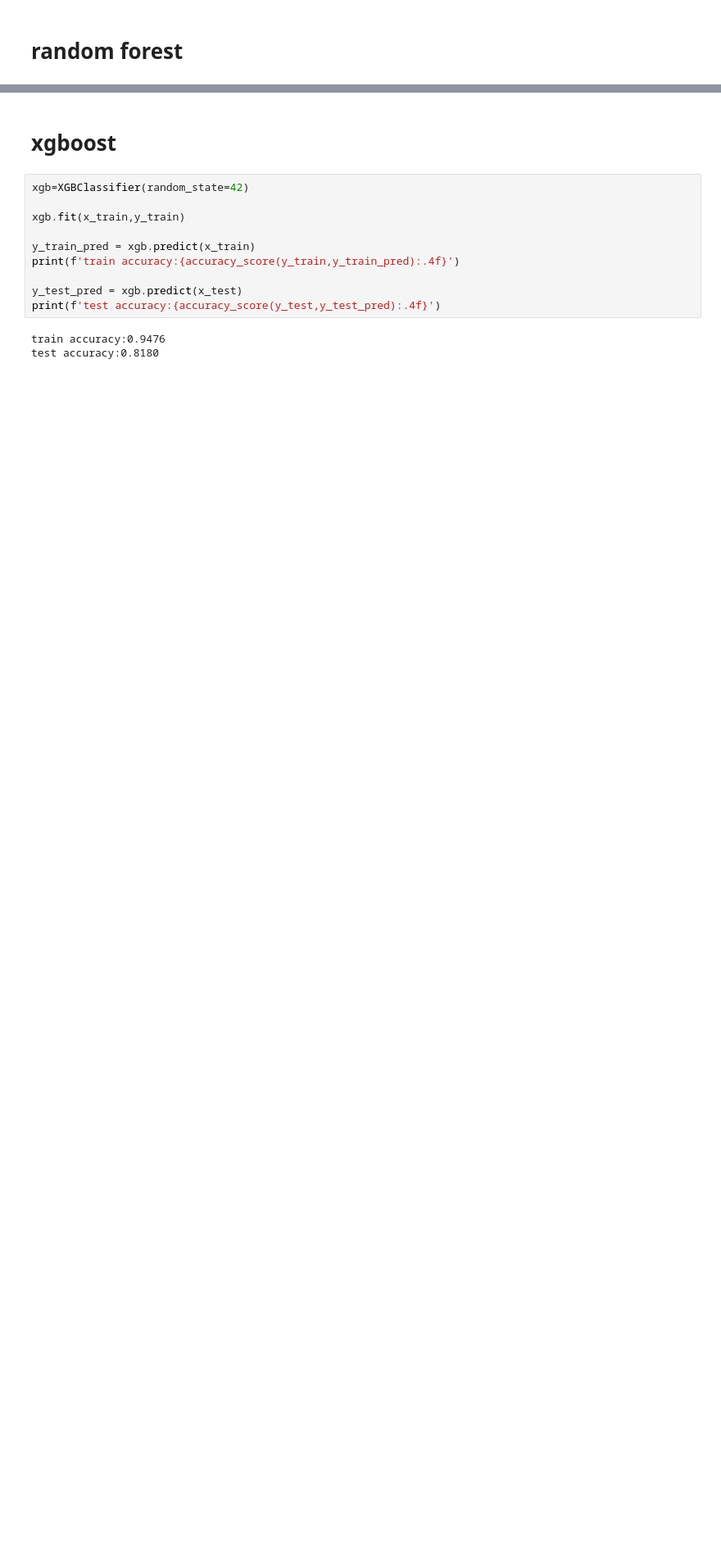
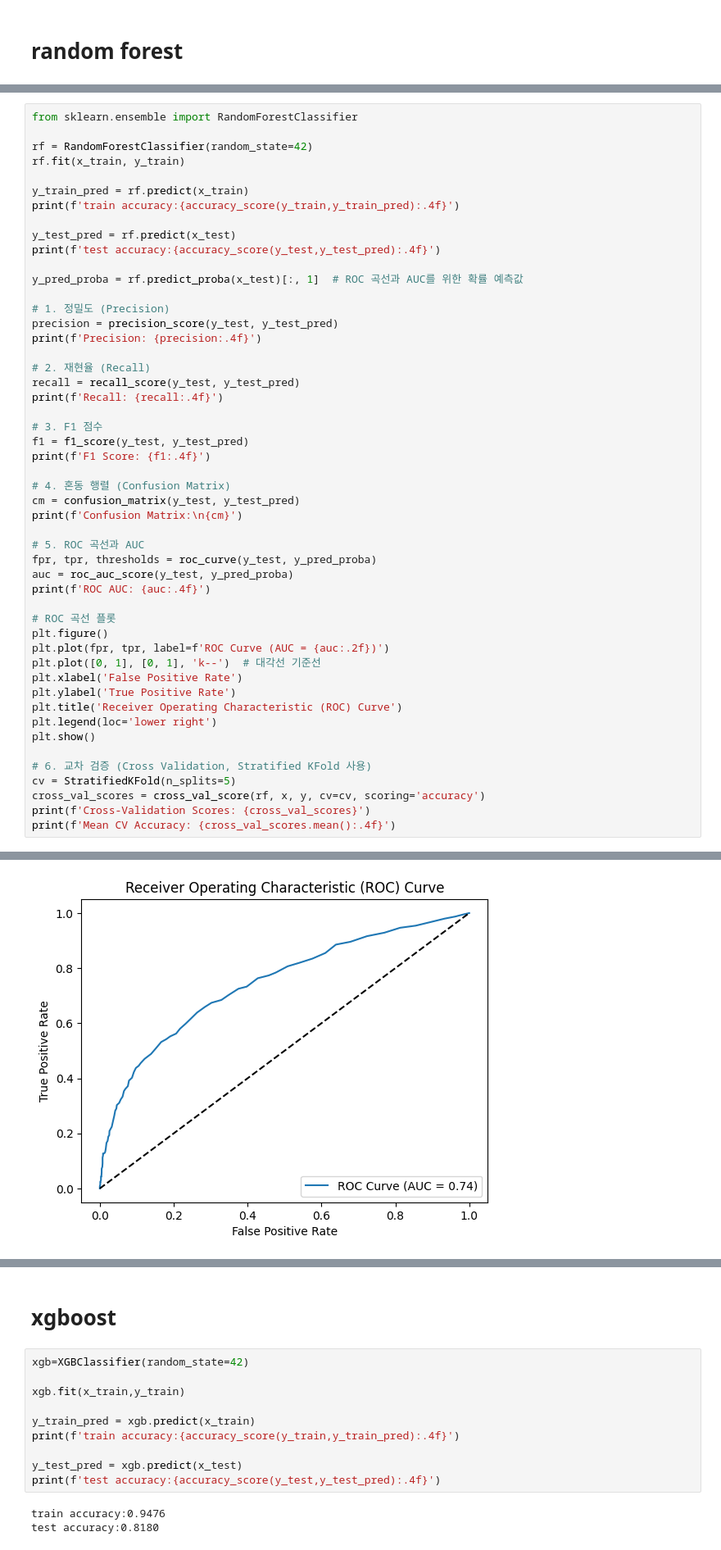
Before and after one commit to coconutkim/project_churn, a Jupyter notebook: real8.ipynb, the cells around one changed output, grey strips where cells are left out. Shown at 82% size. Cells and saved outputs as stored; diff of their text form; blank space fills up the shorter version.

```diff
--- a/real8.ipynb
+++ b/real8.ipynb
@@ -106,0 +99,51 @@ test accuracy:0.8240
+# %%
+from sklearn.ensemble import RandomForestClassifier
+
+rf = RandomForestClassifier(random_state=42)
+rf.fit(x_train, y_train)
+
+y_train_pred = rf.predict(x_train)
+print(f'train accuracy:{accuracy_score(y_train,y_train_pred):.4f}')
+
+y_test_pred = rf.predict(x_test)
+print(f'test accuracy:{accuracy_score(y_test,y_test_pred):.4f}')
+
+y_pred_proba = rf.predict_proba(x_test)[:, 1]  # ROC 곡선과 AUC를 위한 확률 예측값
+
+# 1. 정밀도 (Precision)
+precision = precision_score(y_test, y_test_pred)
+print(f'Precision: {precision:.4f}')
+
+# 2. 재현율 (Recall)
+recall = recall_score(y_test, y_test_pred)
+print(f'Recall: {recall:.4f}')
+
+# 3. F1 점수
+f1 = f1_score(y_test, y_test_pred)
+print(f'F1 Score: {f1:.4f}')
+
+# 4. 혼동 행렬 (Confusion Matrix)
+cm = confusion_matrix(y_test, y_test_pred)
+print(f'Confusion Matrix:\n{cm}')
+
+# 5. ROC 곡선과 AUC
+fpr, tpr, thresholds = roc_curve(y_test, y_pred_proba)
+auc = roc_auc_score(y_test, y_pred_proba)
+print(f'ROC AUC: {auc:.4f}')
+
+# ROC 곡선 플롯
+plt.figure()
+plt.plot(fpr, tpr, label=f'ROC Curve (AUC = {auc:.2f})')
+plt.plot([0, 1], [0, 1], 'k--')  # 대각선 기준선
+plt.xlabel('False Positive Rate')
+plt.ylabel('True Positive Rate')
+plt.title('Receiver Operating Characteristic (ROC) Curve')
+plt.legend(loc='lower right')
+plt.show()
+
+# 6. 교차 검증 (Cross Validation, Stratified KFold 사용)
+cv = StratifiedKFold(n_splits=5)
+cross_val_scores = cross_val_score(rf, x, y, cv=cv, scoring='accuracy')
+print(f'Cross-Validation Scores: {cross_val_scores}')
+print(f'Mean CV Accuracy: {cross_val_scores.mean():.4f}')
+# %% [output]
@@ -106,0 +159 @@ test accuracy:0.8240
+[figure, added]
```
Also changed, not shown: parts of 5 cells of this notebook.
